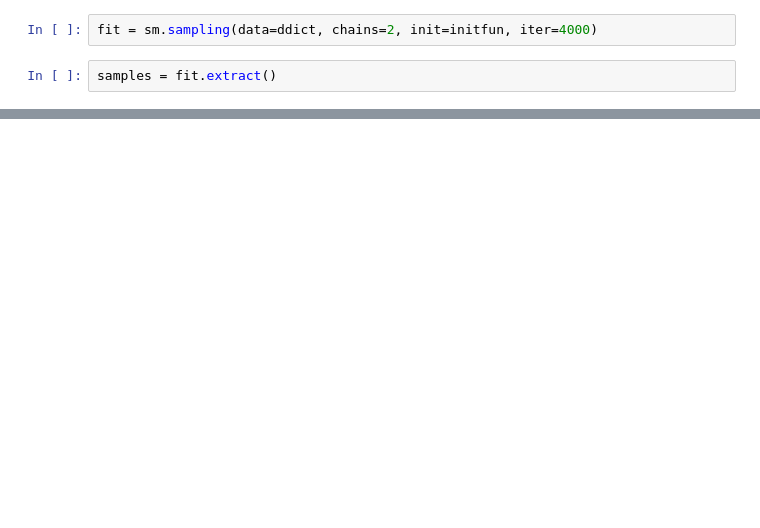
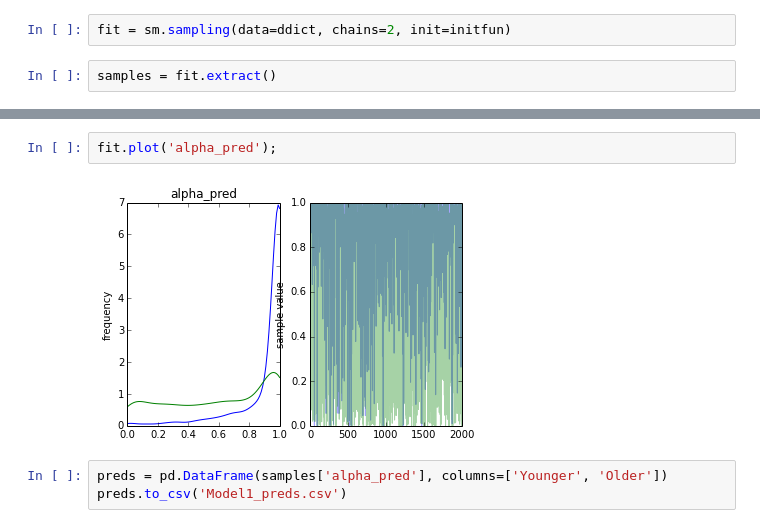
Before and after one commit to jmxpearson/bayesrl, a Jupyter notebook: Model1.ipynb, the cells around one changed output, grey strips where cells are left out. Drawn from its saved outputs; the diff is of its cells as text; blank space fills up the shorter version.

Commit message:
got Model 1 running; added R code to plot preds

```diff
--- a/Model1.ipynb
+++ b/Model1.ipynb
@@ -58,7 +58,7 @@ def initfun():
             'a': np.ones((ddict['Ngroup'],)),
             'b': np.ones((ddict['Ngroup'],))}
 # %%
-fit = sm.sampling(data=ddict, chains=2, init=initfun, iter=4000)
+fit = sm.sampling(data=ddict, chains=2, init=initfun)
 # %%
 samples = fit.extract()
 # %%
@@ -71,0 +80,7 @@ fit.plot('b');
+# %%
+fit.plot('alpha_pred');
+# %% [output]
+[figure, added]
+# %%
+preds = pd.DataFrame(samples['alpha_pred'], columns=['Younger', 'Older'])
+preds.to_csv('Model1_preds.csv')
```
Also changed, not shown: parts of 4 cells of this notebook, 2 other files.
